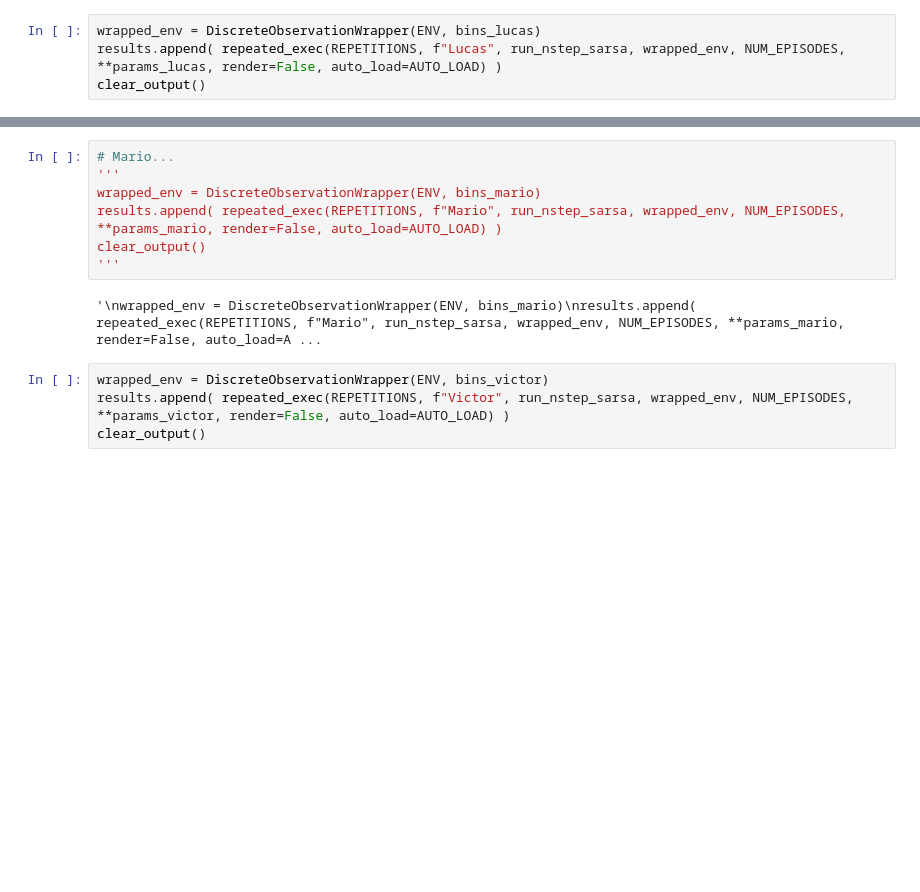
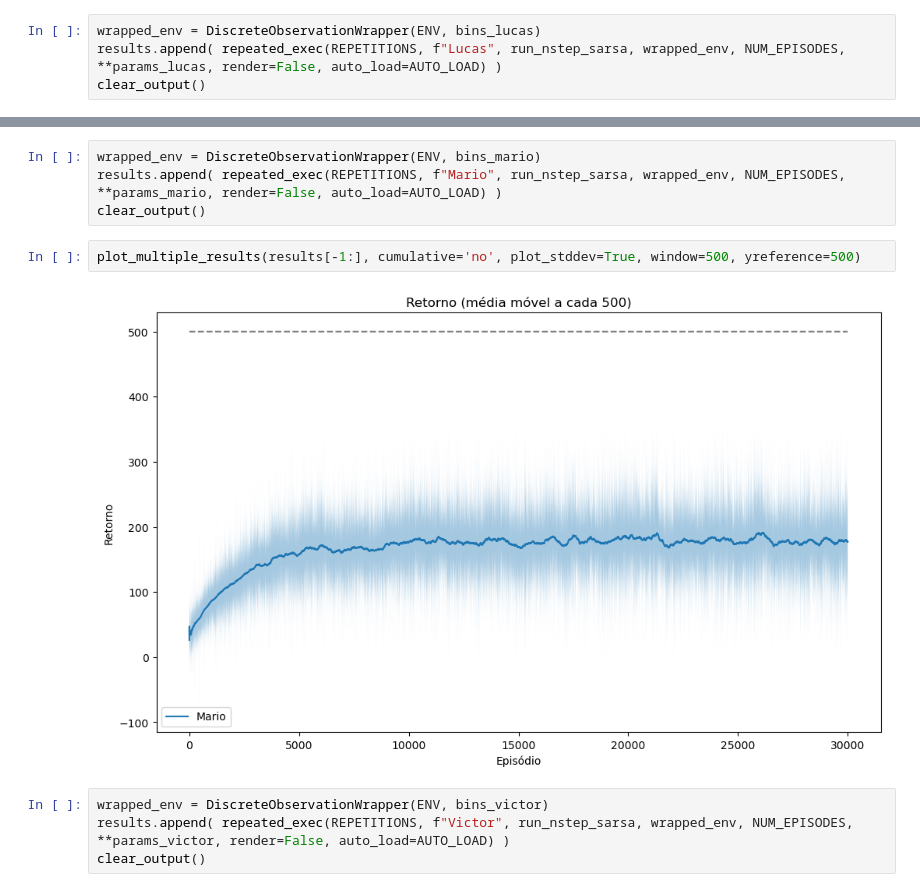
Before and after one commit to pablo-sampaio/rl_facil, a Jupyter notebook: cap05/_comparacoes-alunos.ipynb, the cells around one changed output, grey strips where cells are left out. Cells and saved outputs as stored; diff of their text form; blank space fills up the shorter version.

```diff
--- a/cap05/_comparacoes-alunos.ipynb
+++ b/cap05/_comparacoes-alunos.ipynb
@@ -381,14 +432,13 @@ plot_multiple_results(results[3:4], cumulative='no', plot_stddev=True, window=50
 # %% [output]
 [figure]
 # %%
-# Mario...
-'''
 wrapped_env = DiscreteObservationWrapper(ENV, bins_mario)
 results.append( repeated_exec(REPETITIONS, f"Mario", run_nstep_sarsa, wrapped_env, NUM_EPISODES, **params_mario, render=False, auto_load=AUTO_LOAD) )
 clear_output()
-'''
-# %% [output]
-'\nwrapped_env = DiscreteObservationWrapper(ENV, bins_mario)\nresults.append( repeated_exec(REPETITIONS, f"Mario", run_nstep_sarsa, wrapped_env, NUM_EPISODES, **params_mario, render=False, auto_load=A ...
+# %%
+plot_multiple_results(results[-1:], cumulative='no', plot_stddev=True, window=500, yreference=500)
+# %% [output]
+[figure, added]
 # %%
 wrapped_env = DiscreteObservationWrapper(ENV, bins_victor)
 results.append( repeated_exec(REPETITIONS, f"Victor", run_nstep_sarsa, wrapped_env, NUM_EPISODES, **params_victor, render=False, auto_load=AUTO_LOAD) )
```
Also changed, not shown: parts of 10 cells of this notebook.
